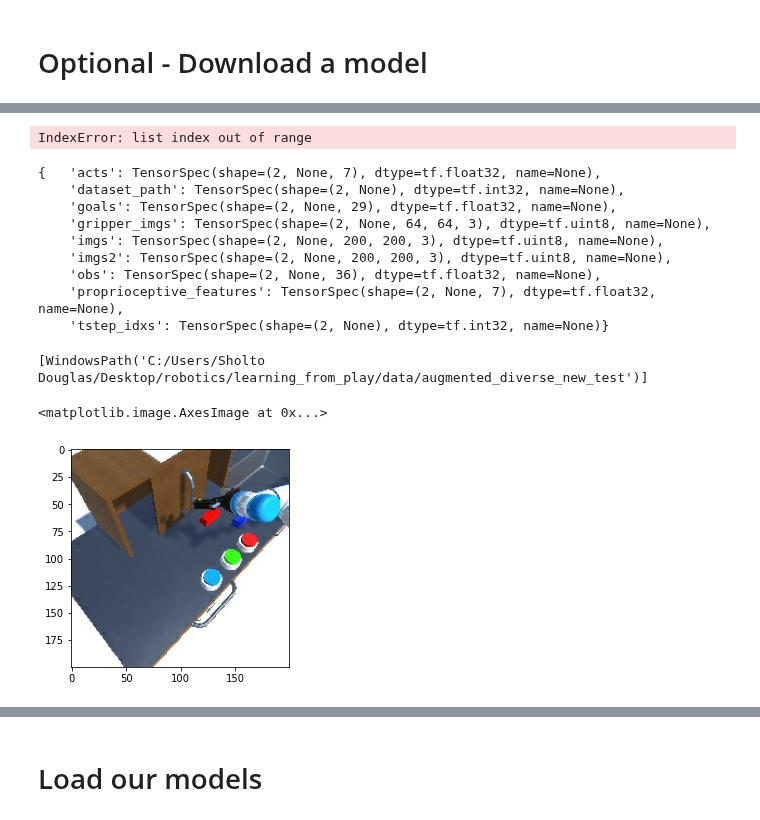
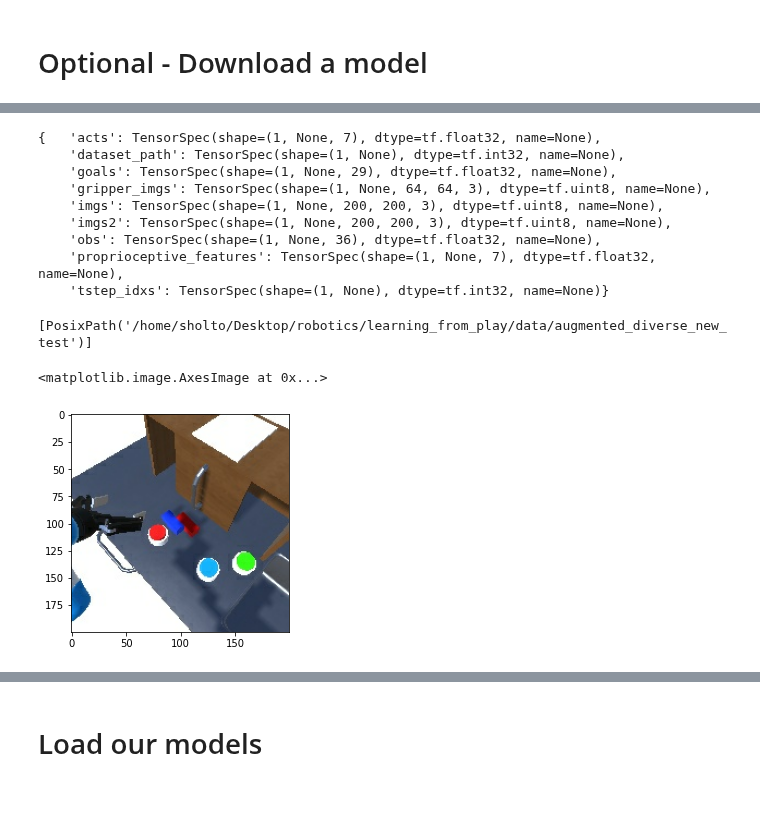
Before and after one commit to sholtodouglas/learning_from_play, a Jupyter notebook: notebooks/Deploy-Unity.ipynb, the cells around one changed output, grey strips where cells are left out. Drawn from its saved outputs; the diff is of its cells as text; code cells hidden in the pictures.

```diff
--- a/notebooks/Deploy-Unity.ipynb
+++ b/notebooks/Deploy-Unity.ipynb
@@ -112,25 +114,25 @@ parser.add_argument('-vs', '--video_split', type=int, default=0)
 # '''.split())
 
 args = parser.parse_args('''
-disc
+2048_b001_lim_intensities_spatial_softmax
 --train_dataset augmented_diverse_new
 --test_dataset augmented_diverse_new_test
 -tfr
 -s GCS
 -d GPU
 -b 2
--la 32
--le 32
--lp 16
--z 4
+-la 2048
+-le 2048
+-lp 2048
+-z 256
 -lr 3e-4
 -n 5
 -i
--i2
 -gi
 -lang
 -sub 0.0
 -cnn intensities_spatial_softmax
+--encode_all
 '''.split())
 
 # -vq
@@ -337,8 +340,6 @@ TEST_DATA_PATHS = [STORAGE_PATH/'data'/x for x in args.test_datasets]
 physical_devices = tf.config.list_physical_devices(args.device)
 if args.device == 'GPU':
     tf.config.experimental.set_memory_growth(physical_devices[0], enable=True)
-# %% [output]
-IndexError: list index out of range
 # %%
 
 # hyper_params = np.load(f'{path}/hyper_params.npz', allow_pickle=True)
@@ -346,7 +347,7 @@ IndexError: list index out of range
 # for k,v in hyper_params.items():
 #     print(k,v)
 if args.images:
-    GLOBAL_BATCH_SIZE = 2
+    GLOBAL_BATCH_SIZE = 1
 else:
     GLOBAL_BATCH_SIZE = 256
 dl = lfp.data.PlayDataloader(normalize=args.normalize, include_imgs = args.images, include_imgs2 = True, include_gripper_imgs = args.gripper_images, sim=args.sim, batch_size=GLOBAL_BATCH_SIZE,  window_size=args.window_size_max, min_window_size=args.window_size_min, shuffle_size=GLOBAL_BATCH_SIZE*2)
@@ -358,24 +359,24 @@ v_it = iter(valid_dataset)
 # batch = trainer.make_sequences_variable_length(v_it.next())
 # batch.keys()
 # %% [output]
-{   'acts': TensorSpec(shape=(2, None, 7), dtype=tf.float32, name=None),
-    'dataset_path': TensorSpec(shape=(2, None), dtype=tf.int32, name=None),
-    'goals': TensorSpec(shape=(2, None, 29), dtype=tf.float32, name=None),
-    'gripper_imgs': TensorSpec(shape=(2, None, 64, 64, 3), dtype=tf.uint8, name=None),
-    'imgs': TensorSpec(shape=(2, None, 200, 200, 3), dtype=tf.uint8, name=None),
-    'imgs2': TensorSpec(shape=(2, None, 200, 200, 3), dtype=tf.uint8, name=None),
-    'obs': TensorSpec(shape=(2, None, 36), dtype=tf.float32, name=None),
-    'proprioceptive_features': TensorSpec(shape=(2, None, 7), dtype=tf.float32, name=None),
-    'tstep_idxs': TensorSpec(shape=(2, None), dtype=tf.int32, name=None)}
+{   'acts': TensorSpec(shape=(1, None, 7), dtype=tf.float32, name=None),
+    'dataset_path': TensorSpec(shape=(1, None), dtype=tf.int32, name=None),
+    'goals': TensorSpec(shape=(1, None, 29), dtype=tf.float32, name=None),
+    'gripper_imgs': TensorSpec(shape=(1, None, 64, 64, 3), dtype=tf.uint8, name=None),
+    'imgs': TensorSpec(shape=(1, None, 200, 200, 3), dtype=tf.uint8, name=None),
+    'imgs2': TensorSpec(shape=(1, None, 200, 200, 3), dtype=tf.uint8, name=None),
+    'obs': TensorSpec(shape=(1, None, 36), dtype=tf.float32, name=None),
+    'proprioceptive_features': TensorSpec(shape=(1, None, 7), dtype=tf.float32, name=None),
+    'tstep_idxs': TensorSpec(shape=(1, None), dtype=tf.int32, name=None)}
 # %%
 TEST_DATA_PATHS
 # %% [output]
-[WindowsPath('C:/Users/Sholto Douglas/Desktop/robotics/learning_from_play/data/augmented_diverse_new_test')]
+[PosixPath('/home/sholto/Desktop/robotics/learning_from_play/data/augmented_diverse_new_test')]
 # %%
-plt.imshow(v_it.next()['imgs2'][0,30])
+plt.imshow(v_it.next()['imgs'][0,30])
 # %% [output]
 <matplotlib.image.AxesImage at 0x...>
-[figure, old version]
+[figure, new version]
 # %%
 from importlib import reload
 reload(lfp)
```
Also changed, not shown: parts of 46 cells of this notebook, 41 other files.
